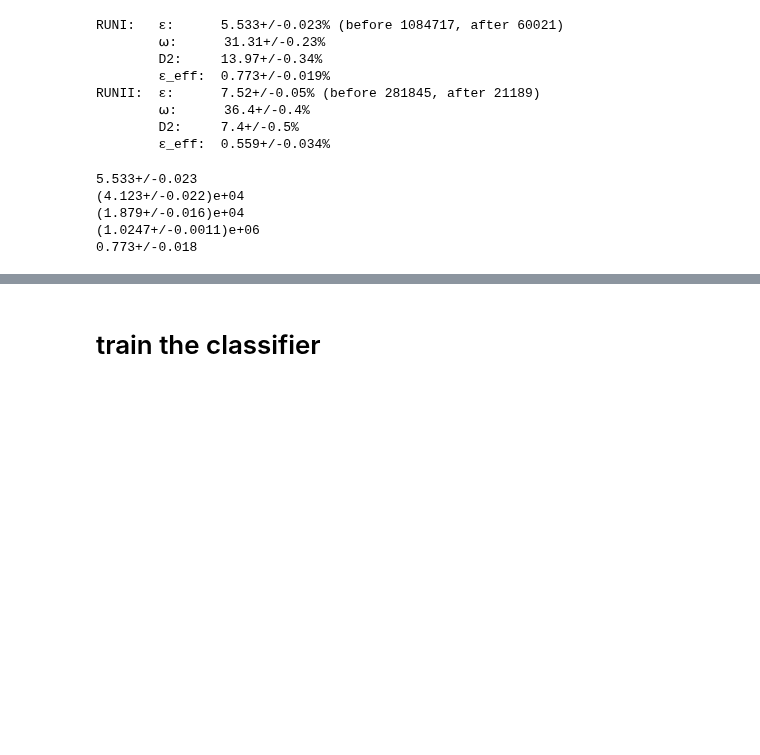
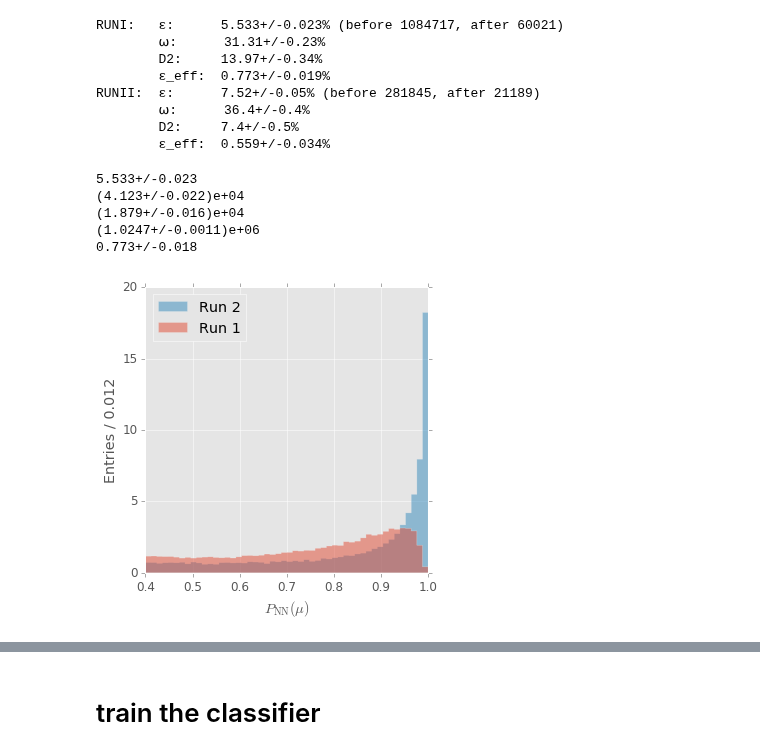
Before and after one commit to bixel/fttrainer, a Jupyter notebook: muon-training.ipynb, the cells around one changed output, grey strips where cells are left out. Saved outputs shown, nothing was run; the diff lists cells and outputs as text; code cells hidden in the pictures; blank space fills up the shorter version.

```diff
--- a/muon-training.ipynb
+++ b/muon-training.ipynb
@@ -212,3 +212,20 @@ print(((Ncorrect - Nwrong) / (Ncorrect + Nwrong))**2 * eff * 100)
 (1.879+/-0.016)e+04
 (1.0247+/-0.0011)e+06
 0.773+/-0.018
+# %%
+run1 = datasets['RUNI']['max_pt_data']
+run2 = datasets['RUNII']['max_pt_data']
+plt.figure(figsize=(5, 5))
+_, bins, _ = plt.hist([run1.tp_PIDNNm, run2.tp_PIDNNm], normed=True, histtype='stepfilled',
+                      alpha=0.5, bins=50, log=False,
+                      range=(0.4, 1),
+                      label=['Run 1', 'Run 2'])
+binwidth = (bins[1] - bins[0])
+plt.xlabel(r'$P_\mathrm{NN}(\mu)$')
+plt.ylabel('Entries / {:.3f}'.format(binwidth))
+plt.legend(loc='upper left')
+plt.tight_layout()
+plt.savefig('./build/tp_PIDNNm-sel.pdf', bbox_inches='tight')
+plt.show()
+# %% [output]
+[figure, added]
```
Also changed, not shown: parts of 1 cell of this notebook, 4 other files.
